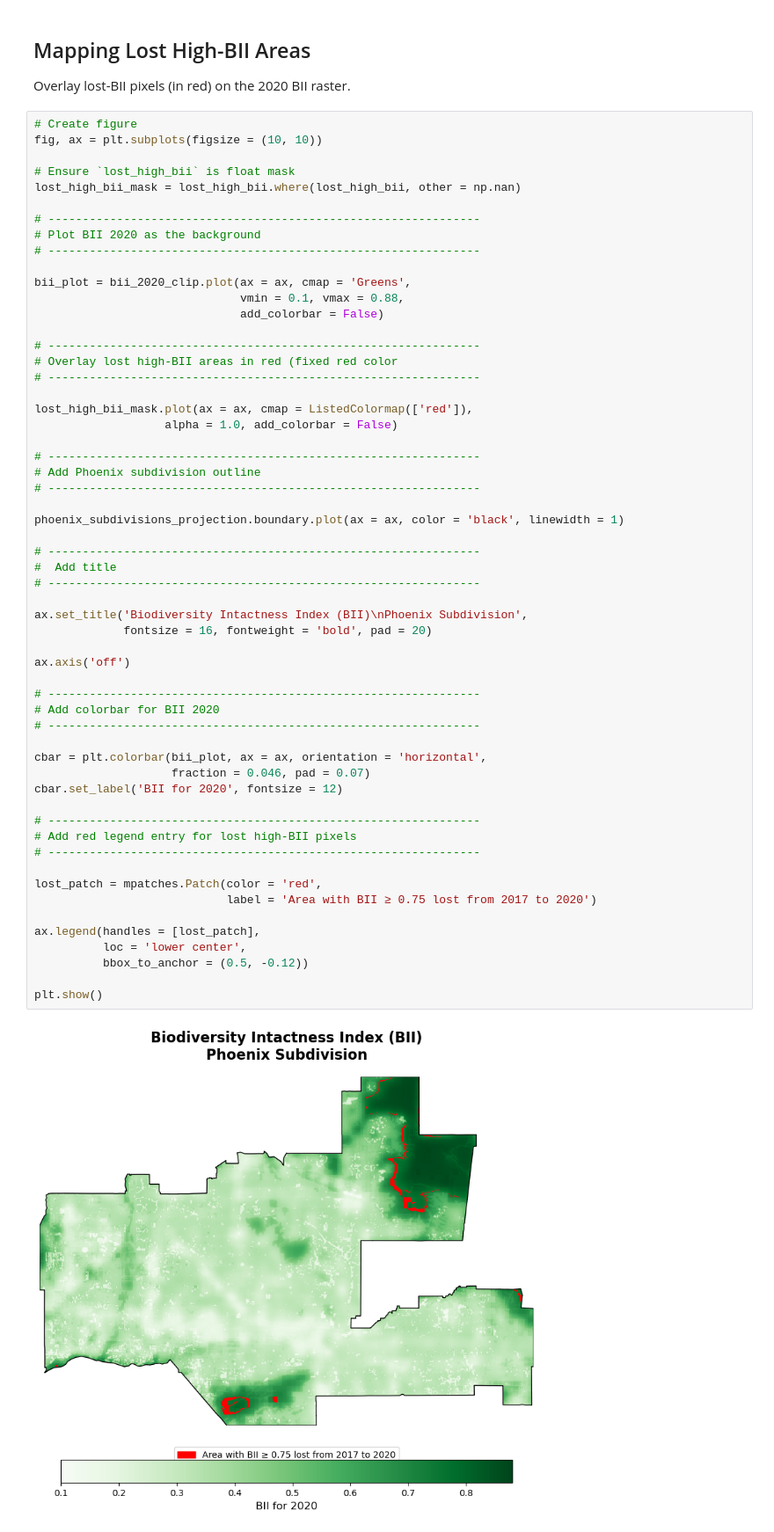
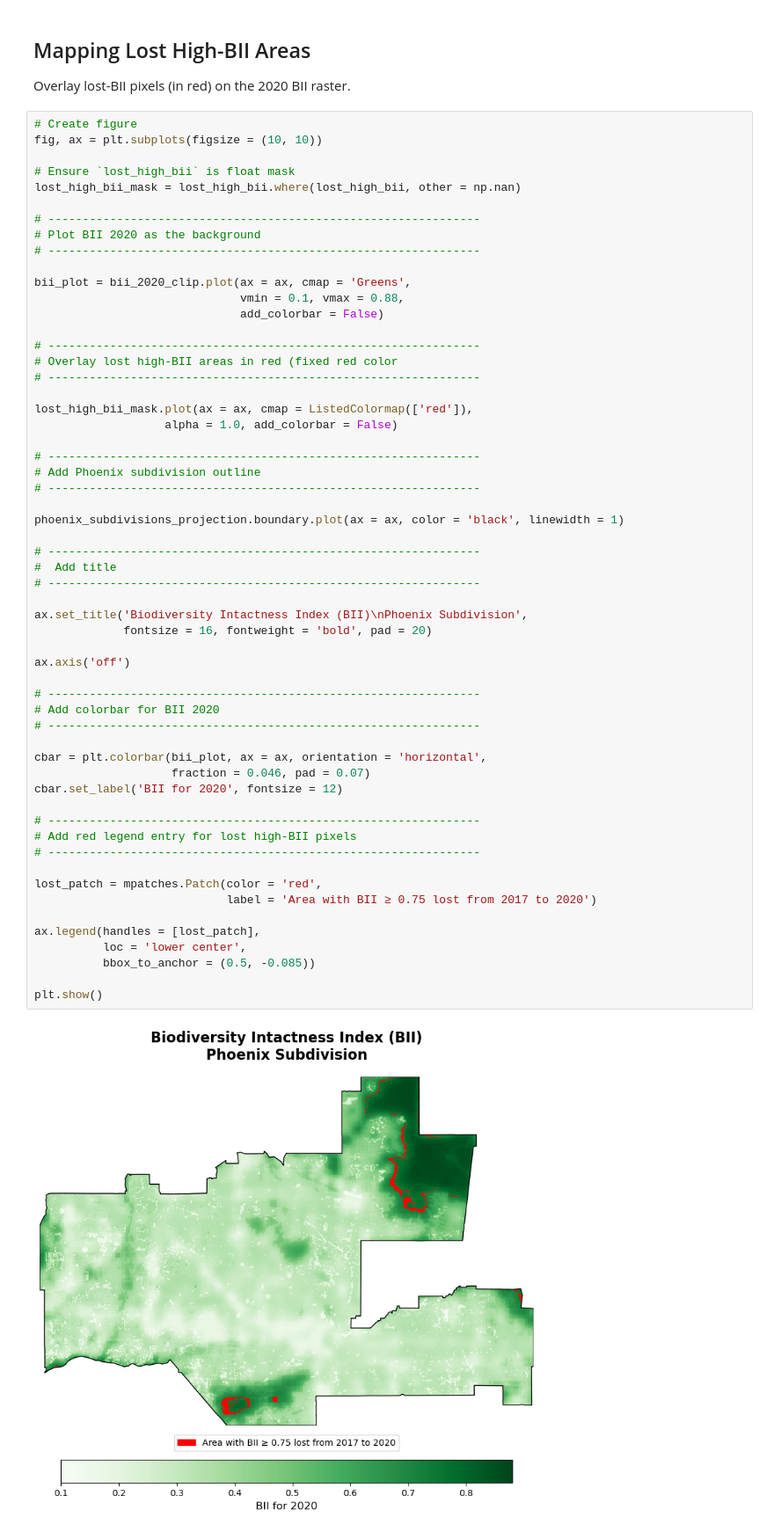
Before and after one commit to jwonyk/biodiversity-intactness-index-change, a Jupyter notebook: biodiversity-intactness-index-change.ipynb, the cells around one changed output. Shown at 88% size. Saved outputs shown, nothing was run; the diff lists cells and outputs as text.

```diff
--- a/biodiversity-intactness-index-change.ipynb
+++ b/biodiversity-intactness-index-change.ipynb
@@ -230,35 +246,35 @@ phoenix_subdivisions_projection.boundary.plot(ax = ax, color = 'black', linewidt
 
 # ---------------------------------------------------------------
 #  Add title
 # ---------------------------------------------------------------
 
 ax.set_title('Biodiversity Intactness Index (BII)\nPhoenix Subdivision',
              fontsize = 16, fontweight = 'bold', pad = 20)
 
 ax.axis('off')
 
 # ---------------------------------------------------------------
 # Add colorbar for BII 2020
 # ---------------------------------------------------------------
 
 cbar = plt.colorbar(bii_plot, ax = ax, orientation = 'horizontal',
                     fraction = 0.046, pad = 0.07)
 cbar.set_label('BII for 2020', fontsize = 12)
 
 # ---------------------------------------------------------------
 # Add red legend entry for lost high-BII pixels
 # ---------------------------------------------------------------
 
 lost_patch = mpatches.Patch(color = 'red',
                             label = 'Area with BII ≥ 0.75 lost from 2017 to 2020')
 
 ax.legend(handles = [lost_patch],
           loc = 'lower center',
-          bbox_to_anchor = (0.5, -0.12))
+          bbox_to_anchor = (0.5, -0.085))
 
 plt.show()
 # %% [output]
-[figure, old version]
+[figure, new version]
 # %% [markdown]
 ## Interpretation of BII Change (2017 - 2020)
 
```
Also changed, not shown: parts of 1 cell of this notebook.
